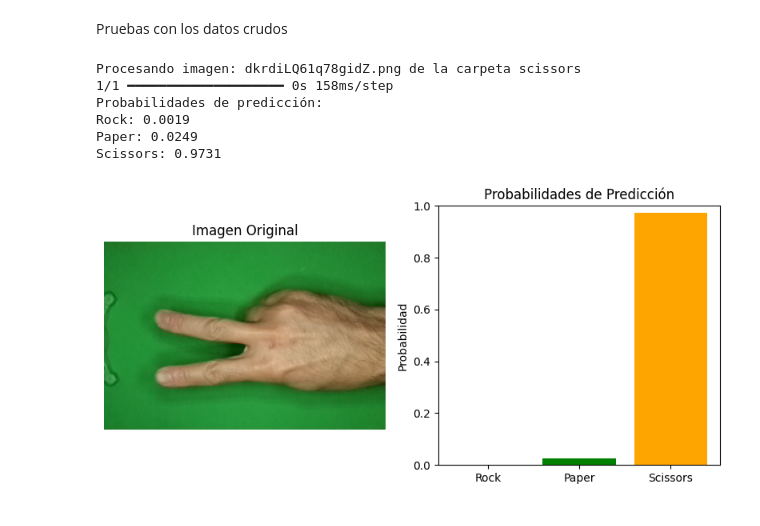
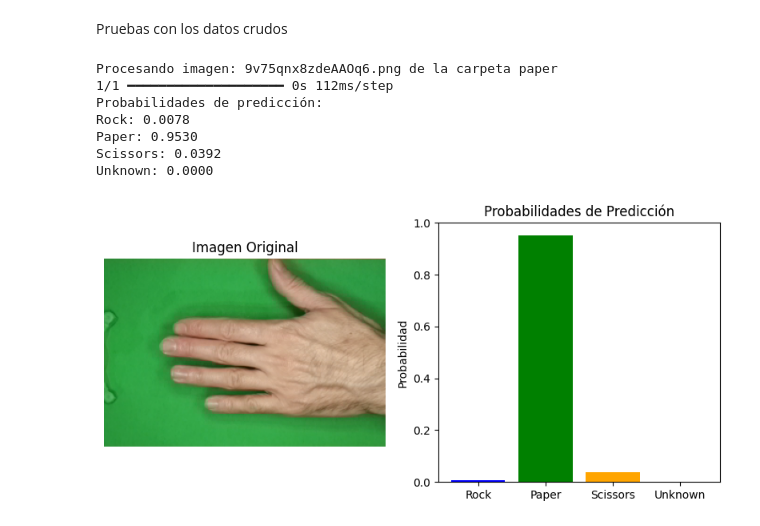
Before and after one commit to HyeG18/Piedra-Papel-Tijera-IA, a Jupyter notebook: notebooks/model_develop.ipynb, the cells around one changed output. Drawn from its saved outputs; the diff is of its cells as text; code cells hidden in the pictures.

```diff
--- a/notebooks/model_develop.ipynb
+++ b/notebooks/model_develop.ipynb
@@ -263,7 +263,7 @@ model = tf.keras.models.Sequential([
         tf.keras.layers.Dropout(0.4),  # Reduce sobreajuste
         tf.keras.layers.Dense(256, activation='relu'),
         tf.keras.layers.Dense(128, activation='relu'),
-        tf.keras.layers.Dense(3, activation='softmax')
+        tf.keras.layers.Dense(4, activation='softmax')
 ])
 
 
@@ -595,38 +594,39 @@ else:
             # Cargar el modelo
             model = tf.keras.models.load_model(model_path)
 
             # Realizar la predicción
             predictions = model.predict(img_normalized)
-            class_names = ["Rock", "Paper", "Scissors"]
+            class_names = ["Rock", "Paper", "Scissors", "Unknown"]
 
             # Mostrar los resultados
             print("Probabilidades de predicción:")
             for i, class_name in enumerate(class_names):
                 print(f"{class_name}: {predictions[0][i]:.4f}")
 
             # Graficar la imagen original y las probabilidades
             plt.figure(figsize=(8, 4))
 
             # Imagen original
             plt.subplot(1, 2, 1)
             plt.imshow(img)
             plt.title("Imagen Original")
             plt.axis("off")
 
             # Probabilidades de predicción
             plt.subplot(1, 2, 2)
-            plt.bar(class_names, predictions[0], color=["blue", "green", "orange"])
+            plt.bar(class_names, predictions[0], color=["blue", "green", "orange", "red"])
             plt.title("Probabilidades de Predicción")
             plt.ylabel("Probabilidad")
             plt.ylim(0, 1)
 
             plt.tight_layout()
             plt.show()
 # %% [output]
-Procesando imagen: dkrdiLQ61q78gidZ.png de la carpeta scissors
-1/1 ━━━━━━━━━━━━━━━━━━━━ 0s 158ms/step
+Procesando imagen: 9v75qnx8zdeAAOq6.png de la carpeta paper
+1/1 ━━━━━━━━━━━━━━━━━━━━ 0s 112ms/step
 Probabilidades de predicción:
-Rock: 0.0019
-Paper: 0.0249
-Scissors: 0.9731
+Rock: 0.0078
+Paper: 0.9530
+Scissors: 0.0392
+Unknown: 0.0000
-[figure, old version]
+[figure, new version]
```
Also changed, not shown: parts of 4 cells of this notebook, 3 other files.
